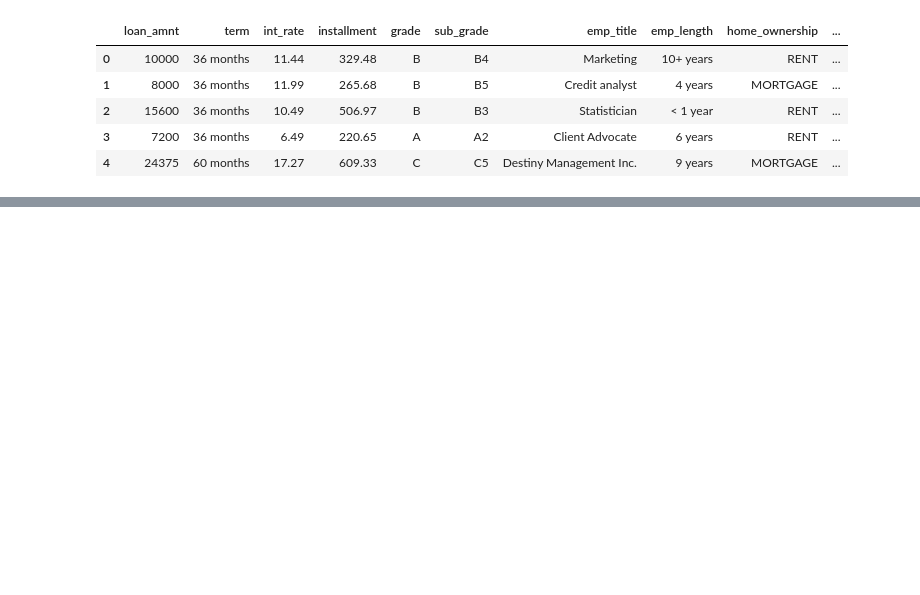
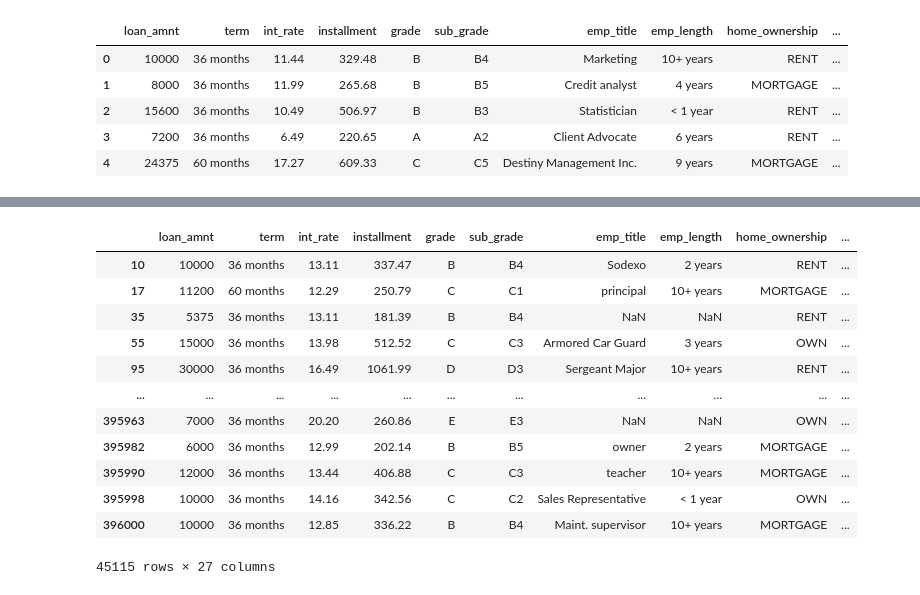
Before and after one commit to tim-keriazes/individ-proj-lending-club-loan-default-prediction, a Jupyter notebook: lending_tree_loan_default_project.ipynb, the cells around one changed output, grey strips where cells are left out. Drawn from its saved outputs; the diff is of its cells as text; code cells hidden in the pictures; blank space fills up the shorter version.

```diff
--- a/lending_tree_loan_default_project.ipynb
+++ b/lending_tree_loan_default_project.ipynb
@@ -39,0 +274,18 @@ data.head()
+# %%
+df['mort_acc'] = df['mort_acc'].fillna("2", inplace = True)
+# %%
+df[df.pub_rec_bankruptcies > 0]
+# %% [output]
+|  | loan_amnt | term | int_rate | installment | grade | sub_grade | emp_title | emp_length | home_ownership | ... |
+| 10 | 10000 | 36 months | 13.11 | 337.47 | B | B4 | Sodexo | 2 years | RENT | ... |
+| 17 | 11200 | 60 months | 12.29 | 250.79 | C | C1 | principal | 10+ years | MORTGAGE | ... |
+| 35 | 5375 | 36 months | 13.11 | 181.39 | B | B4 | NaN | NaN | RENT | ... |
+| 55 | 15000 | 36 months | 13.98 | 512.52 | C | C3 | Armored Car Guard | 3 years | OWN | ... |
+| 95 | 30000 | 36 months | 16.49 | 1061.99 | D | D3 | Sergeant Major | 10+ years | RENT | ... |
+| ... | ... | ... | ... | ... | ... | ... | ... | ... | ... | ... |
+| 395963 | 7000 | 36 months | 20.20 | 260.86 | E | E3 | NaN | NaN | OWN | ... |
+| 395982 | 6000 | 36 months | 12.99 | 202.14 | B | B5 | owner | 2 years | MORTGAGE | ... |
+| 395990 | 12000 | 36 months | 13.44 | 406.88 | C | C3 | teacher | 10+ years | MORTGAGE | ... |
+| 395998 | 10000 | 36 months | 14.16 | 342.56 | C | C2 | Sales Representative | < 1 year | OWN | ... |
+| 396000 | 10000 | 36 months | 12.85 | 336.22 | B | B4 | Maint. supervisor | 10+ years | MORTGAGE | ... |
+45115 rows × 27 columns
```
Also changed, not shown: parts of 29 cells of this notebook.
